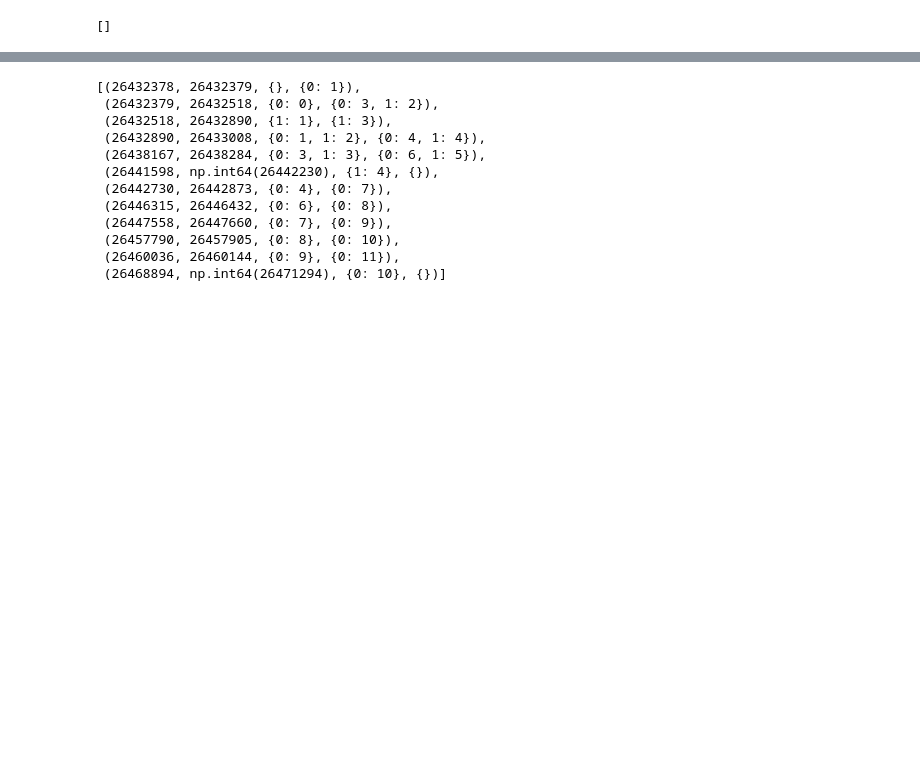
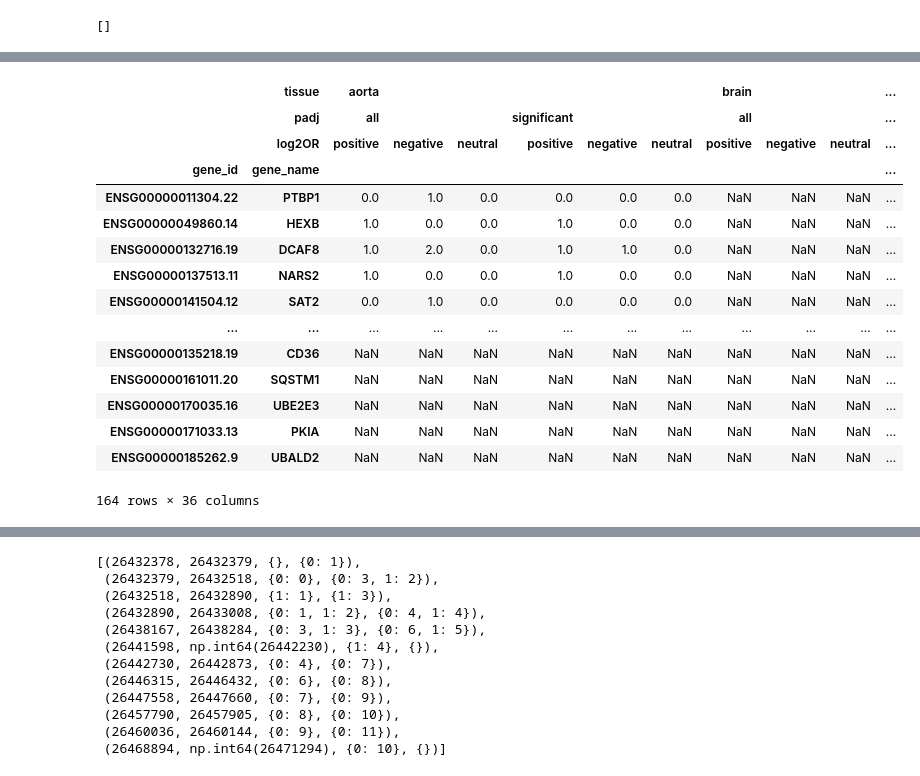
Before and after one commit to IceFreez3r/master-thesis, a Jupyter notebook: notebooks/IsoTools_coordination.ipynb, the cells around one changed output, grey strips where cells are left out. Drawn from its saved outputs; the diff is of its cells as text; code cells hidden in the pictures; blank space fills up the shorter version.

```diff
--- a/notebooks/IsoTools_coordination.ipynb
+++ b/notebooks/IsoTools_coordination.ipynb
@@ -361,0 +359,21 @@ grouped[3]
+# %%
+# Concatenate all tissues horizontally and use tissue as a new level in the column MultiIndex
+df_all = pd.concat(grouped, axis=1, keys=TISSUES, names=['tissue'])
+df_all
+# %% [output]
+|  | tissue | aorta |  |  |  |  |  | brain |  |  | ... |
+|  | padj | all |  |  | significant |  |  | all |  |  | ... |
+|  | log2OR | positive | negative | neutral | positive | negative | neutral | positive | negative | neutral | ... |
+| gene_id | gene_name |  |  |  |  |  |  |  |  |  | ... |
+| ENSG00000011304.22 | PTBP1 | 0.0 | 1.0 | 0.0 | 0.0 | 0.0 | 0.0 | NaN | NaN | NaN | ... |
+| ENSG00000049860.14 | HEXB | 1.0 | 0.0 | 0.0 | 1.0 | 0.0 | 0.0 | NaN | NaN | NaN | ... |
+| ENSG00000132716.19 | DCAF8 | 1.0 | 2.0 | 0.0 | 1.0 | 1.0 | 0.0 | NaN | NaN | NaN | ... |
+| ENSG00000137513.11 | NARS2 | 1.0 | 0.0 | 0.0 | 1.0 | 0.0 | 0.0 | NaN | NaN | NaN | ... |
+| ENSG00000141504.12 | SAT2 | 0.0 | 1.0 | 0.0 | 0.0 | 0.0 | 0.0 | NaN | NaN | NaN | ... |
+| ... | ... | ... | ... | ... | ... | ... | ... | ... | ... | ... | ... |
+| ENSG00000135218.19 | CD36 | NaN | NaN | NaN | NaN | NaN | NaN | NaN | NaN | NaN | ... |
+| ENSG00000161011.20 | SQSTM1 | NaN | NaN | NaN | NaN | NaN | NaN | NaN | NaN | NaN | ... |
+| ENSG00000170035.16 | UBE2E3 | NaN | NaN | NaN | NaN | NaN | NaN | NaN | NaN | NaN | ... |
+| ENSG00000171033.13 | PKIA | NaN | NaN | NaN | NaN | NaN | NaN | NaN | NaN | NaN | ... |
+| ENSG00000185262.9 | UBALD2 | NaN | NaN | NaN | NaN | NaN | NaN | NaN | NaN | NaN | ... |
+164 rows × 36 columns
```
Also changed, not shown: parts of 18 cells of this notebook.
